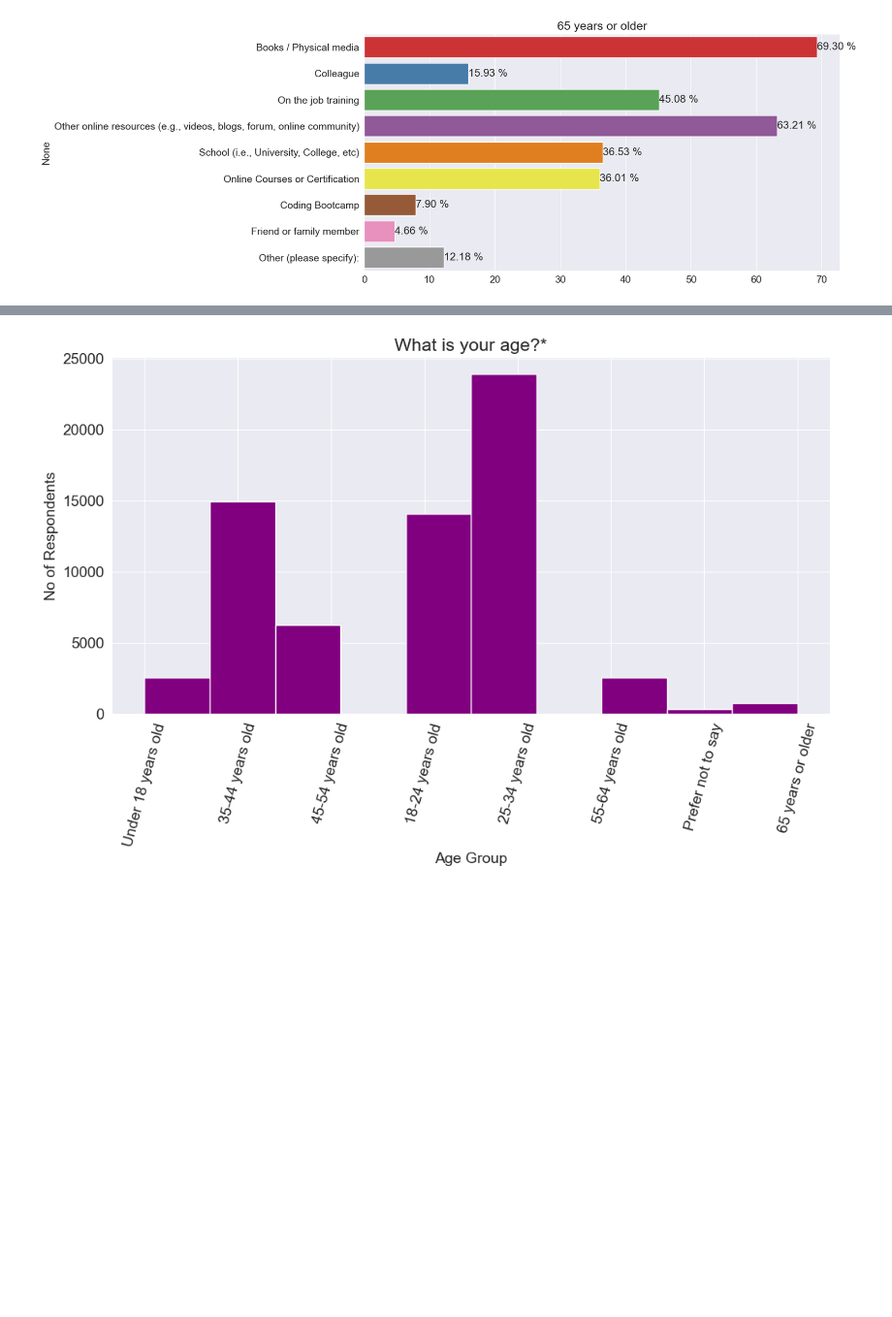
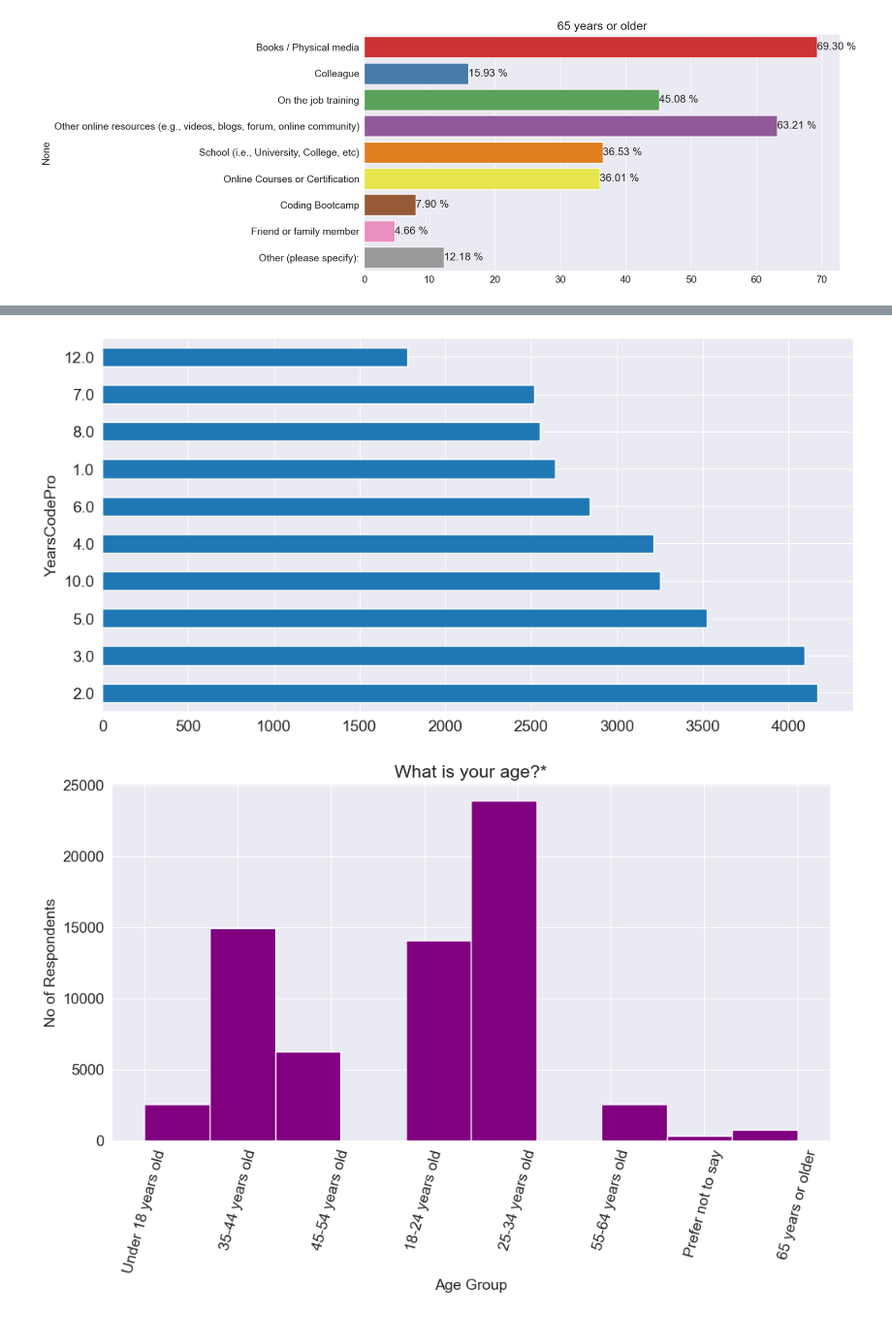
Before and after one commit to RakeshPalle17/stackoverflow_survey_analysis_2024, a Jupyter notebook: stackOverFlow.ipynb, the cells around one changed output, grey strips where cells are left out. Shown at 97% size. Cells and saved outputs as stored; diff of their text form; code cells hidden in the pictures; blank space fills up the shorter version.

```diff
--- a/stackOverFlow.ipynb
+++ b/stackOverFlow.ipynb
@@ -175,3 +179,9 @@ plot_by_agegroup(age_group.index[5], age_group.values[5], 'Set1')
+# %%
+pro_coders = survey_df[survey_df.YearsCodePro.notna()]
+pro_coders = pro_coders[["YearsCodePro"]]
+pro_coders.groupby('YearsCodePro').value_counts().sort_values(ascending=False).head(10).plot(kind='barh');
+# %% [output]
+[figure, added]
 # %%
 sns.set_style('darkgrid')
 plt.figure(figsize=(12, 6))
```
Also changed, not shown: parts of 10 cells of this notebook.
